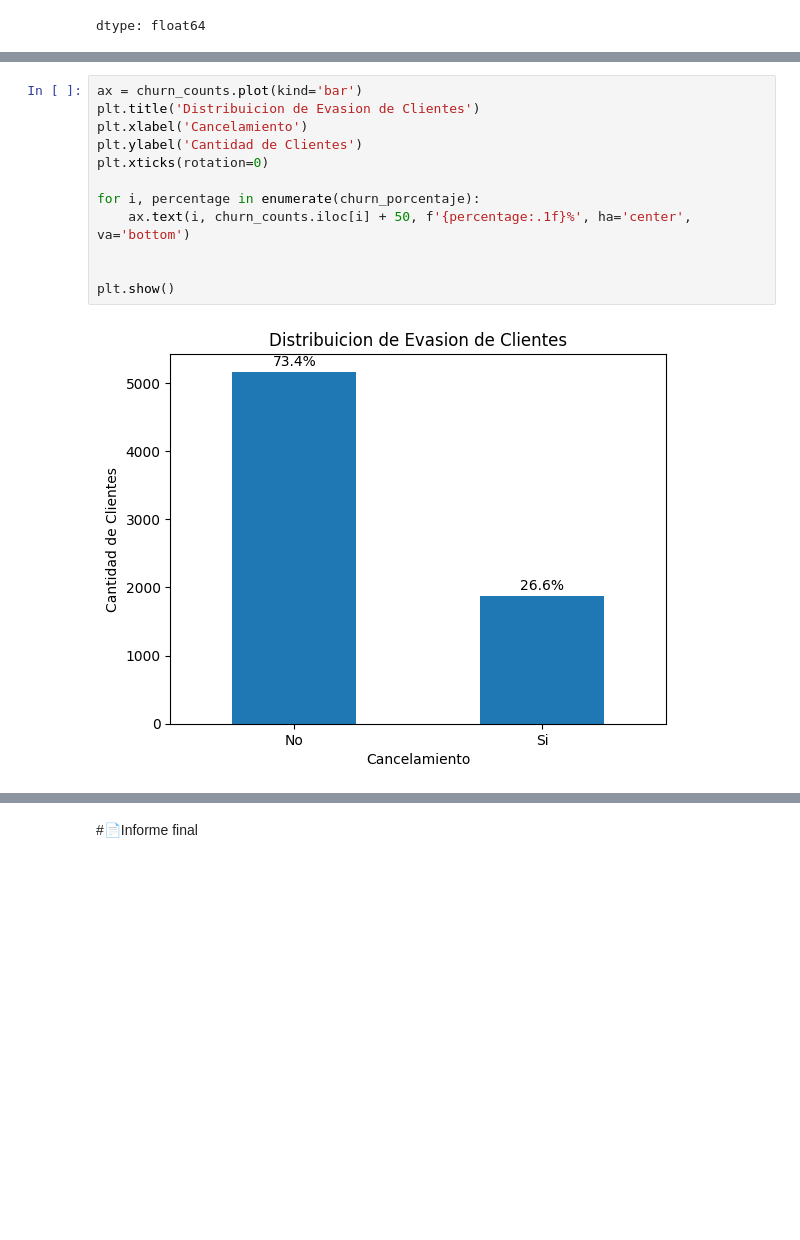
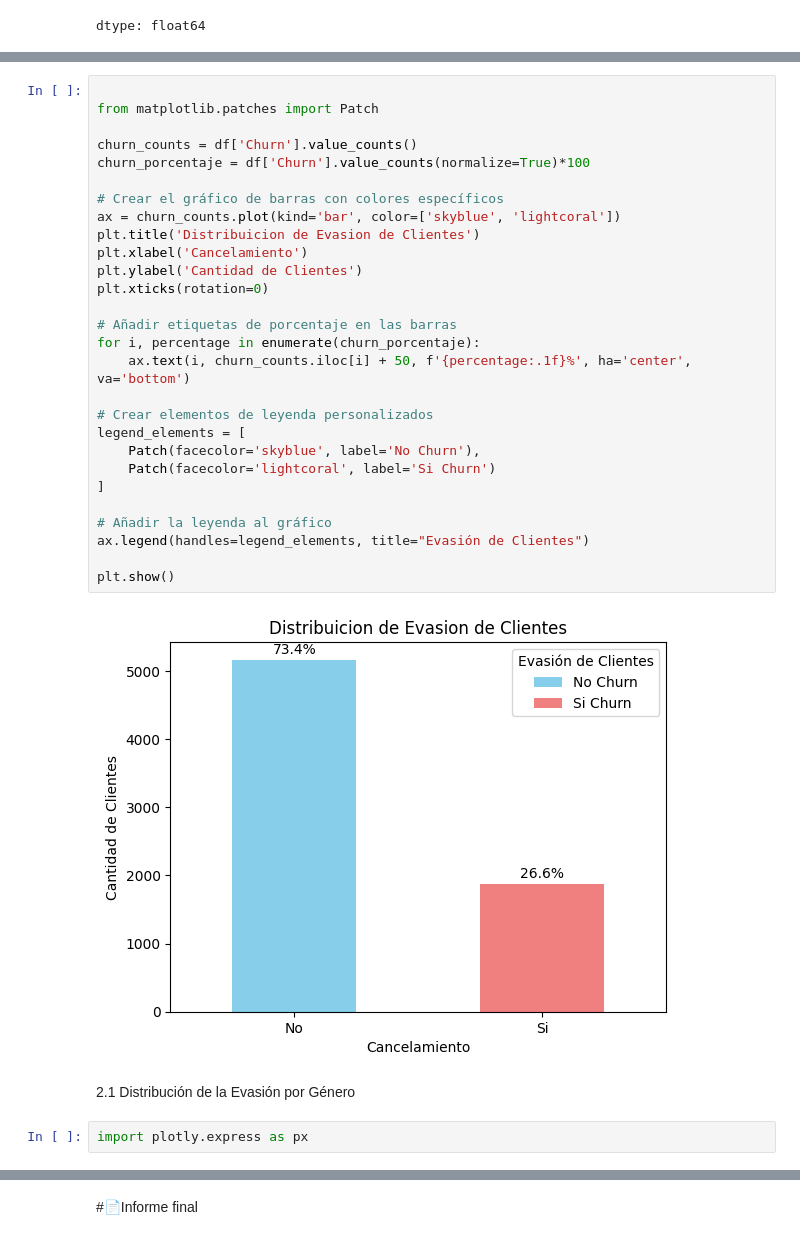
Before and after one commit to rociocelestial/Challenge2-Data-Science, a Jupyter notebook: TelecomX_LATAM.ipynb, the cells around one changed output, grey strips where cells are left out. Cells and saved outputs as stored; diff of their text form; blank space fills up the shorter version.

Commit message:
Cargas y análisis - creación de gráficos para los análisis

```diff
--- a/TelecomX_LATAM.ipynb
+++ b/TelecomX_LATAM.ipynb
@@ -382,14 +390,34 @@ plt.show()
 # %%
-ax = churn_counts.plot(kind='bar')
+
+from matplotlib.patches import Patch
+
+churn_counts = df['Churn'].value_counts()
+churn_porcentaje = df['Churn'].value_counts(normalize=True)*100
+
+# Crear el gráfico de barras con colores específicos
+ax = churn_counts.plot(kind='bar', color=['skyblue', 'lightcoral'])
 plt.title('Distribuicion de Evasion de Clientes')
 plt.xlabel('Cancelamiento')
 plt.ylabel('Cantidad de Clientes')
 plt.xticks(rotation=0)
 
+# Añadir etiquetas de porcentaje en las barras
 for i, percentage in enumerate(churn_porcentaje):
     ax.text(i, churn_counts.iloc[i] + 50, f'{percentage:.1f}%', ha='center', va='bottom')
 
+# Crear elementos de leyenda personalizados
+legend_elements = [
+    Patch(facecolor='skyblue', label='No Churn'),
+    Patch(facecolor='lightcoral', label='Si Churn')
+]
+
+# Añadir la leyenda al gráfico
+ax.legend(handles=legend_elements, title="Evasión de Clientes")
 
 plt.show()
 # %% [output]
-[figure, old version]
+[figure, new version]
+# %% [markdown]
+2.1 Distribución de la Evasión por Género
+# %%
+import plotly.express as px
```
Also changed, not shown: parts of 13 cells of this notebook.
